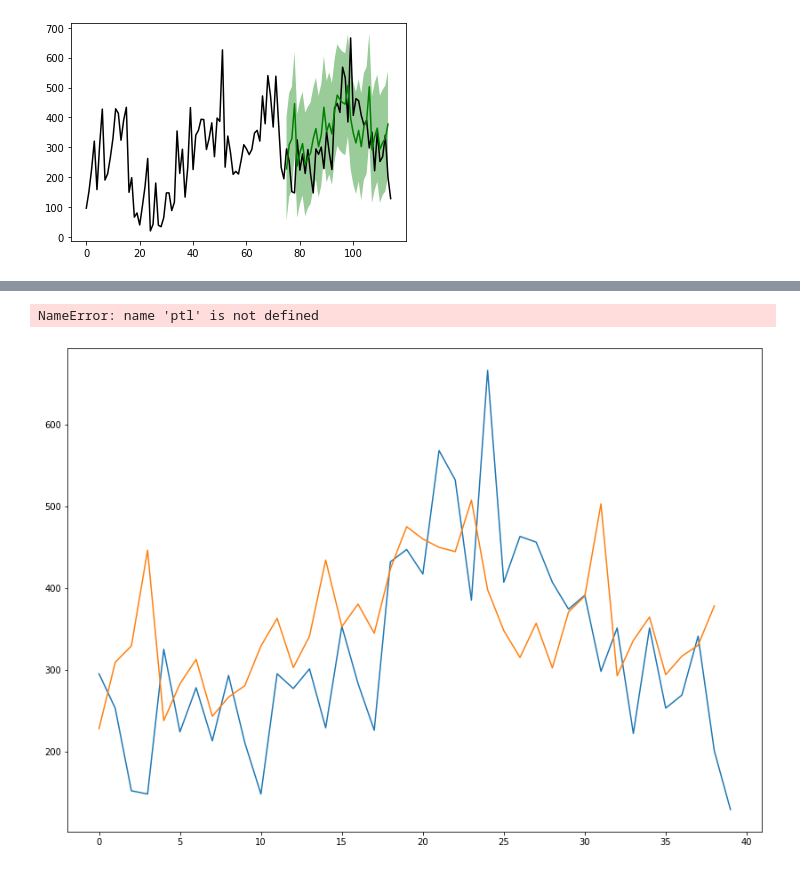
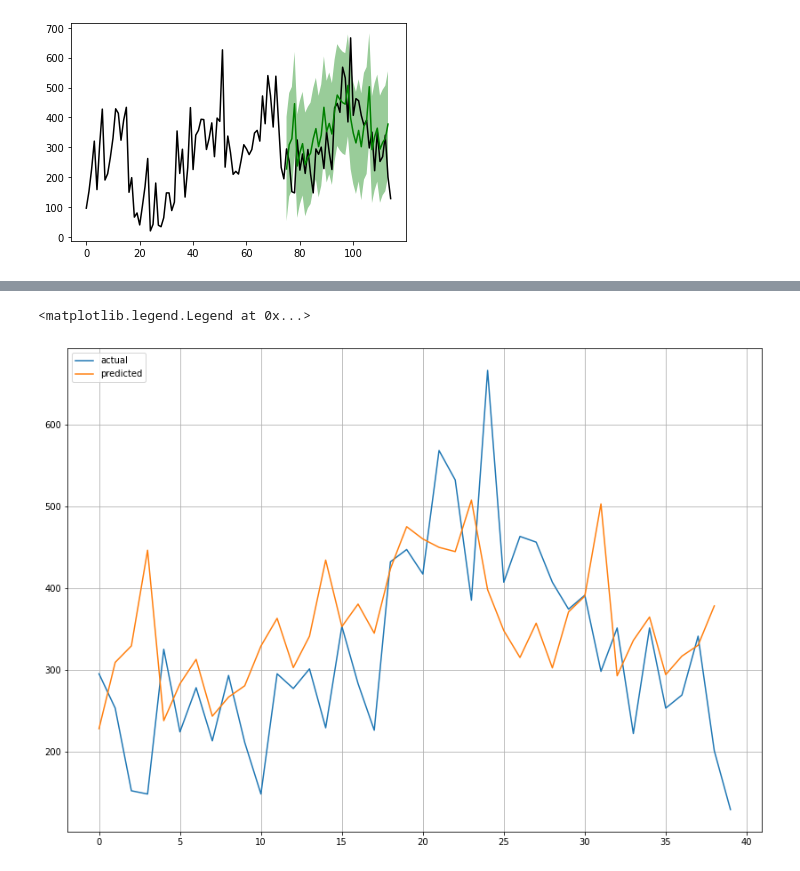
Before and after one commit to maggiemagnuson/liveProjects, a Jupyter notebook: Bayesian Dynamic Linear Modeling.ipynb, the cells around one changed output, grey strips where cells are left out. Drawn from its saved outputs; the diff is of its cells as text; code cells hidden in the pictures.

Commit message:
fixed plot

```diff
--- a/Bayesian Dynamic Linear Modeling.ipynb
+++ b/Bayesian Dynamic Linear Modeling.ipynb
@@ -256,8 +236,9 @@ preds
 # %%
 plt.figure(figsize=(14,10))
+plt.grid(True)
 plt.plot(actual, label="actual")
 plt.plot(preds, label="predicted")
-ptl.legend(loc=2)
+plt.legend(loc=2)
 # %% [output]
-NameError: name 'ptl' is not defined
+<matplotlib.legend.Legend at 0x...>
-[figure, old version]
+[figure, new version]
```
Also changed, not shown: parts of 1 cell of this notebook.
